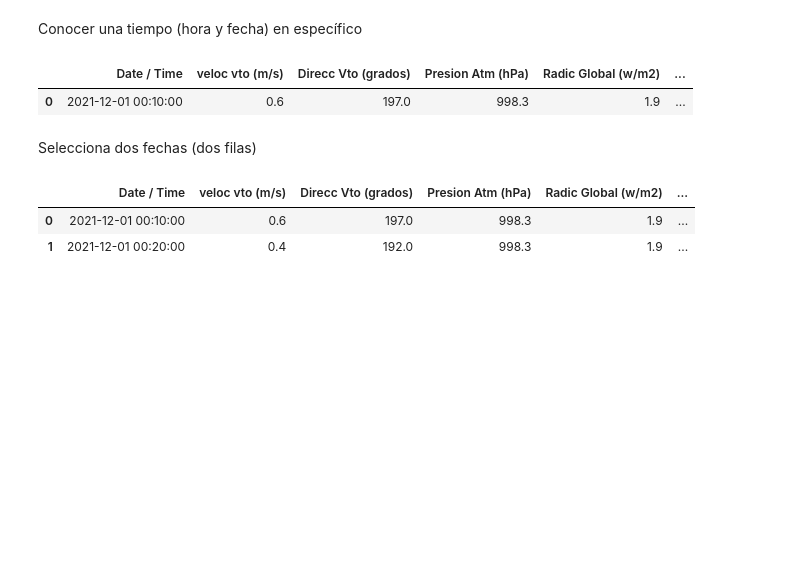
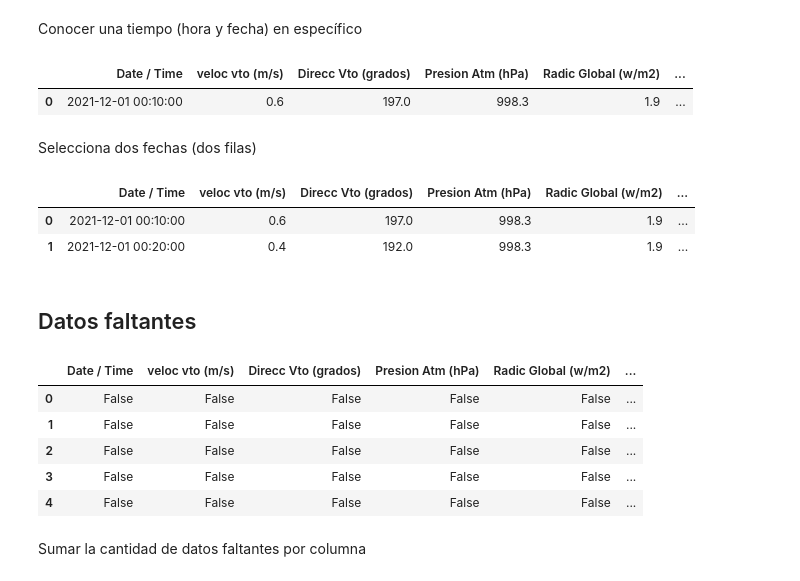
Before and after one commit to aldodds/DS_Python_WeatherStation, a Jupyter notebook: EstacionMeteorologica.ipynb, the cells around one changed output. Saved outputs shown, nothing was run; the diff lists cells and outputs as text; code cells hidden in the pictures; blank space fills up the shorter version.

Commit message:
Se añade informacion de los datos faltantes

```diff
--- a/EstacionMeteorologica.ipynb
+++ b/EstacionMeteorologica.ipynb
@@ -241,3 +241,17 @@ hora_fecha_2
 |  | Date / Time | veloc vto (m/s) | Direcc Vto (grados) | Presion Atm (hPa) | Radic Global (w/m2) | ... |
 | 0 | 2021-12-01 00:10:00 | 0.6 | 197.0 | 998.3 | 1.9 | ... |
 | 1 | 2021-12-01 00:20:00 | 0.4 | 192.0 | 998.3 | 1.9 | ... |
+# %% [markdown]
+## Datos faltantes
+# %%
+datos_faltantes = estacion_meteorologica.isna()
+datos_faltantes.head() # Mostrar los primeros cinco datos faltantes
+# %% [output]
+|  | Date / Time | veloc vto (m/s) | Direcc Vto (grados) | Presion Atm (hPa) | Radic Global (w/m2) | ... |
+| 0 | False | False | False | False | False | ... |
+| 1 | False | False | False | False | False | ... |
+| 2 | False | False | False | False | False | ... |
+| 3 | False | False | False | False | False | ... |
+| 4 | False | False | False | False | False | ... |
+# %% [markdown]
+Sumar la cantidad de datos faltantes por columna
```
Also changed, not shown: parts of 22 cells of this notebook, 1 other file.
